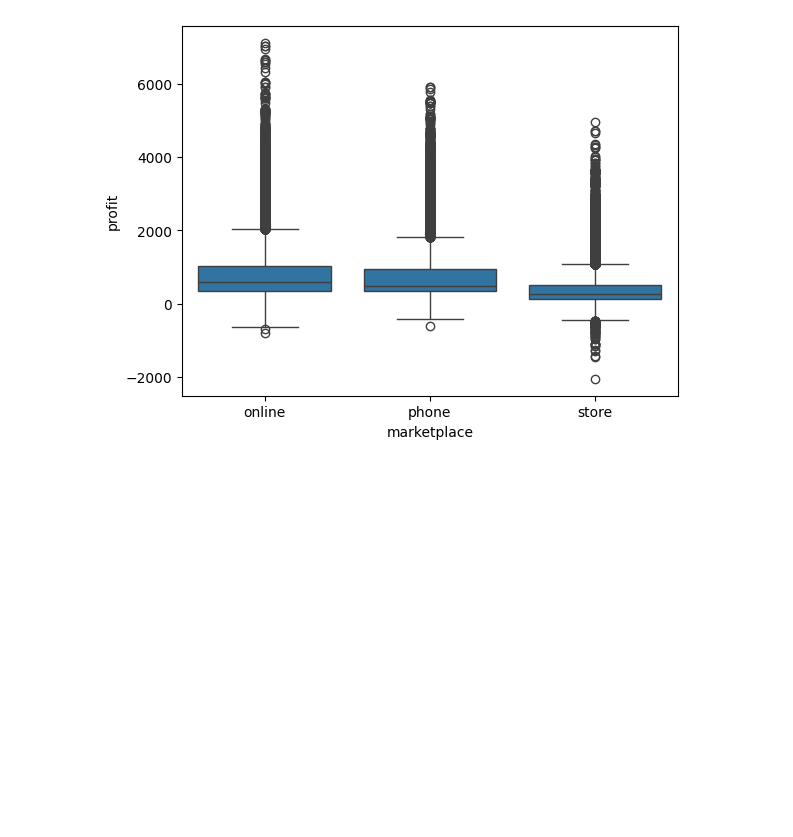
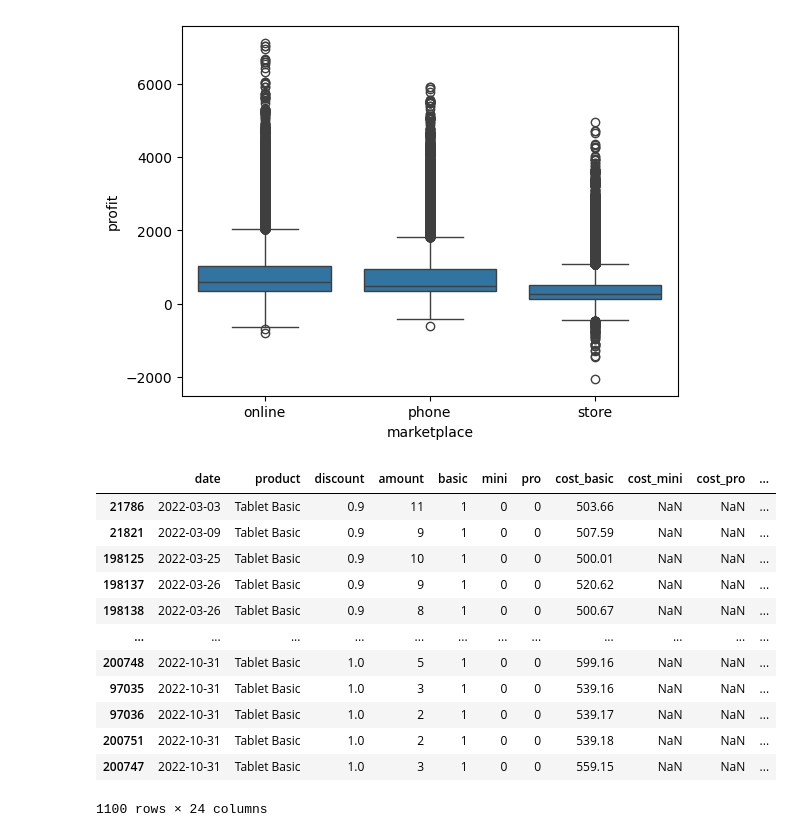
Before and after one commit to timstr97/business-analytics-case-study, a Jupyter notebook: sandbox/florian/Kostenanalyse.ipynb, the cells around one changed output. Drawn from its saved outputs; the diff is of its cells as text; code cells hidden in the pictures; blank space fills up the shorter version.

```diff
--- a/sandbox/florian/Kostenanalyse.ipynb
+++ b/sandbox/florian/Kostenanalyse.ipynb
@@ -167,3 +176,19 @@ sns.boxplot(data=df_reg_main, x="marketplace", y="profit")
 # %% [output]
 <Axes: xlabel='marketplace', ylabel='profit'>
 [figure]
+# %%
+df_reg_main.loc[(df_reg_main['marketplace'] == 'store') & (df_reg_main['profit'] < 0)].sort_values(by='date', ascending=True)
+# %% [output]
+|  | date | product | discount | amount | basic | mini | pro | cost_basic | cost_mini | cost_pro | ... |
+| 21786 | 2022-03-03 | Tablet Basic | 0.9 | 11 | 1 | 0 | 0 | 503.66 | NaN | NaN | ... |
+| 21821 | 2022-03-09 | Tablet Basic | 0.9 | 9 | 1 | 0 | 0 | 507.59 | NaN | NaN | ... |
+| 198125 | 2022-03-25 | Tablet Basic | 0.9 | 10 | 1 | 0 | 0 | 500.01 | NaN | NaN | ... |
+| 198137 | 2022-03-26 | Tablet Basic | 0.9 | 9 | 1 | 0 | 0 | 520.62 | NaN | NaN | ... |
+| 198138 | 2022-03-26 | Tablet Basic | 0.9 | 8 | 1 | 0 | 0 | 500.67 | NaN | NaN | ... |
+| ... | ... | ... | ... | ... | ... | ... | ... | ... | ... | ... | ... |
+| 200748 | 2022-10-31 | Tablet Basic | 1.0 | 5 | 1 | 0 | 0 | 599.16 | NaN | NaN | ... |
+| 97035 | 2022-10-31 | Tablet Basic | 1.0 | 3 | 1 | 0 | 0 | 539.16 | NaN | NaN | ... |
+| 97036 | 2022-10-31 | Tablet Basic | 1.0 | 2 | 1 | 0 | 0 | 539.17 | NaN | NaN | ... |
+| 200751 | 2022-10-31 | Tablet Basic | 1.0 | 2 | 1 | 0 | 0 | 539.18 | NaN | NaN | ... |
+| 200747 | 2022-10-31 | Tablet Basic | 1.0 | 3 | 1 | 0 | 0 | 559.15 | NaN | NaN | ... |
+1100 rows × 24 columns
```
Also changed, not shown: parts of 7 cells of this notebook, 1 other file.
